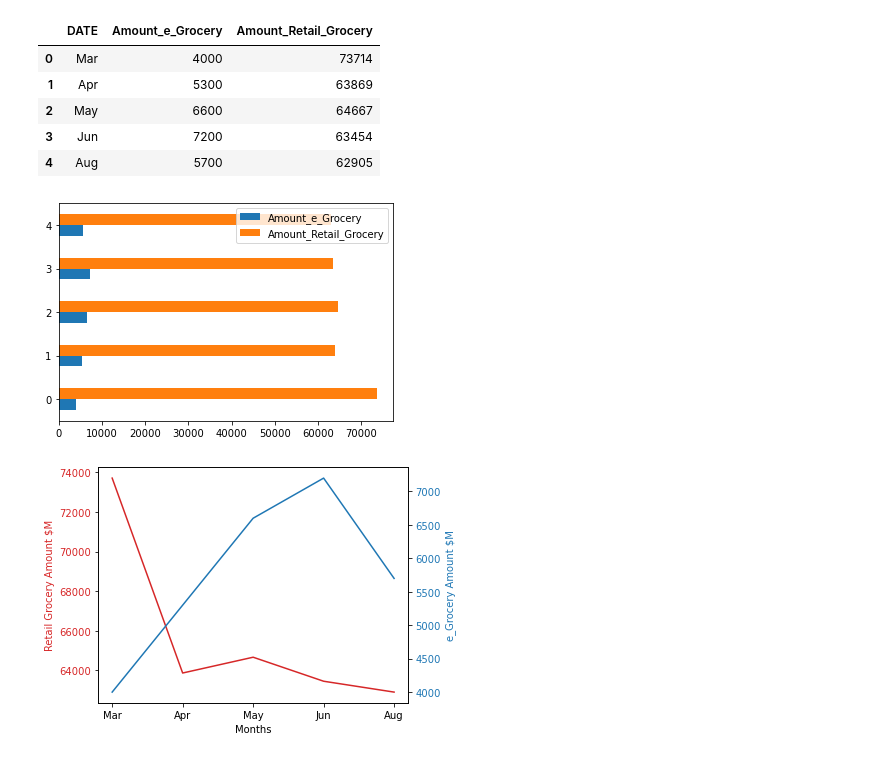
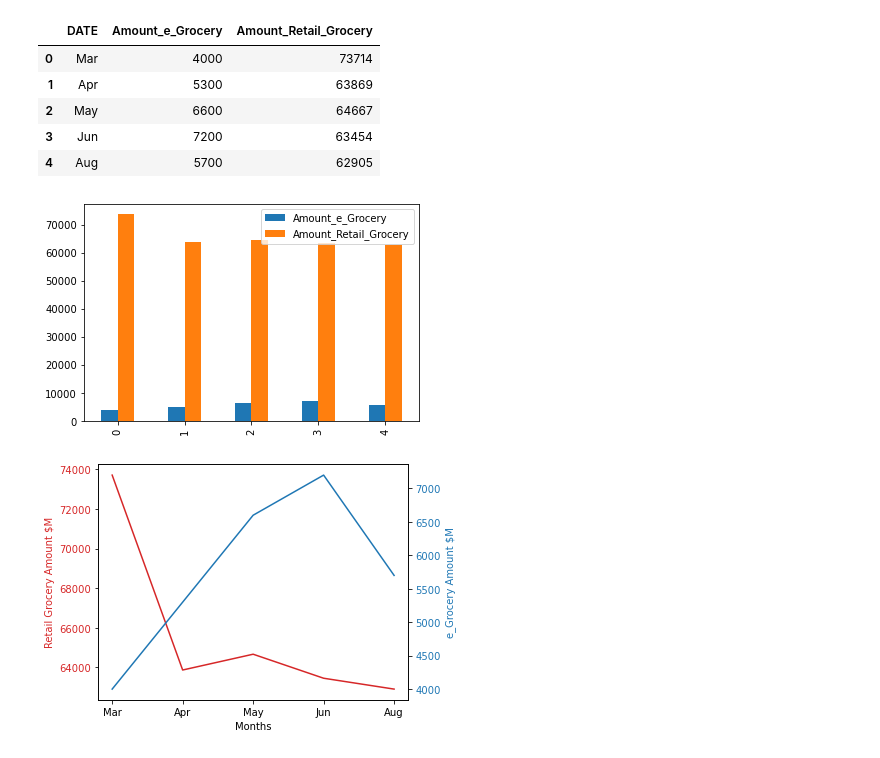
Before and after one commit to LenSin3/Conservatory-cvd19-retail, a Jupyter notebook: covid-retail.ipynb, the cells around one changed output. Cells and saved outputs as stored; diff of their text form; code cells hidden in the pictures.

```diff
--- a/covid-retail.ipynb
+++ b/covid-retail.ipynb
@@ -468,9 +482,9 @@ merged_grocery
 | 3 | Jun | 7200 | 63454 |
 | 4 | Aug | 5700 | 62905 |
 # %%
-ax = merged_grocery.plot.barh()
+ax = merged_grocery.plot.bar()
 # %% [output]
-[figure, old version]
+[figure, new version]
 # %%
 t = ['Mar', 'Apr', 'May', 'Jun', 'Aug']
 data1 = retail_covid_months['Amount']
```
Also changed, not shown: parts of 8 cells of this notebook.
